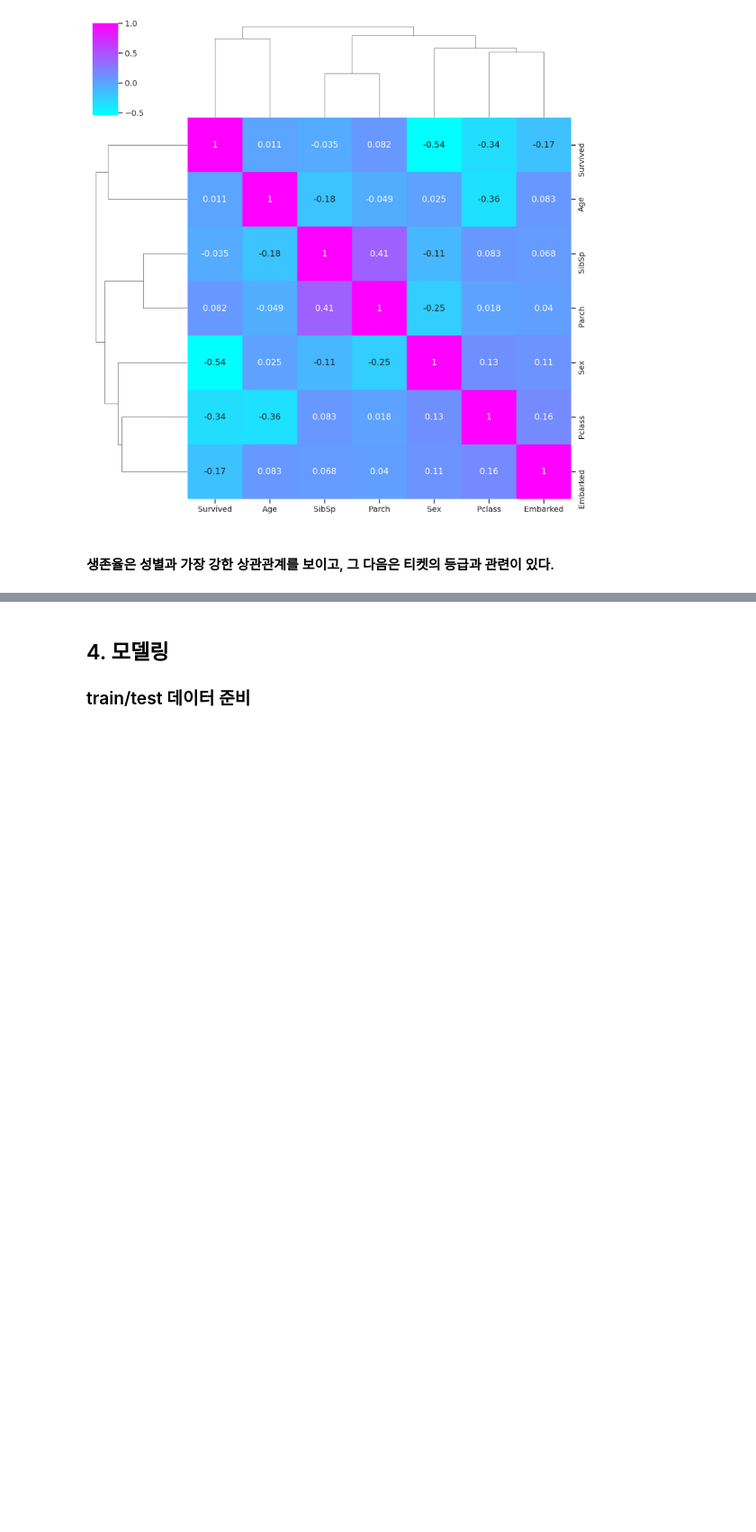
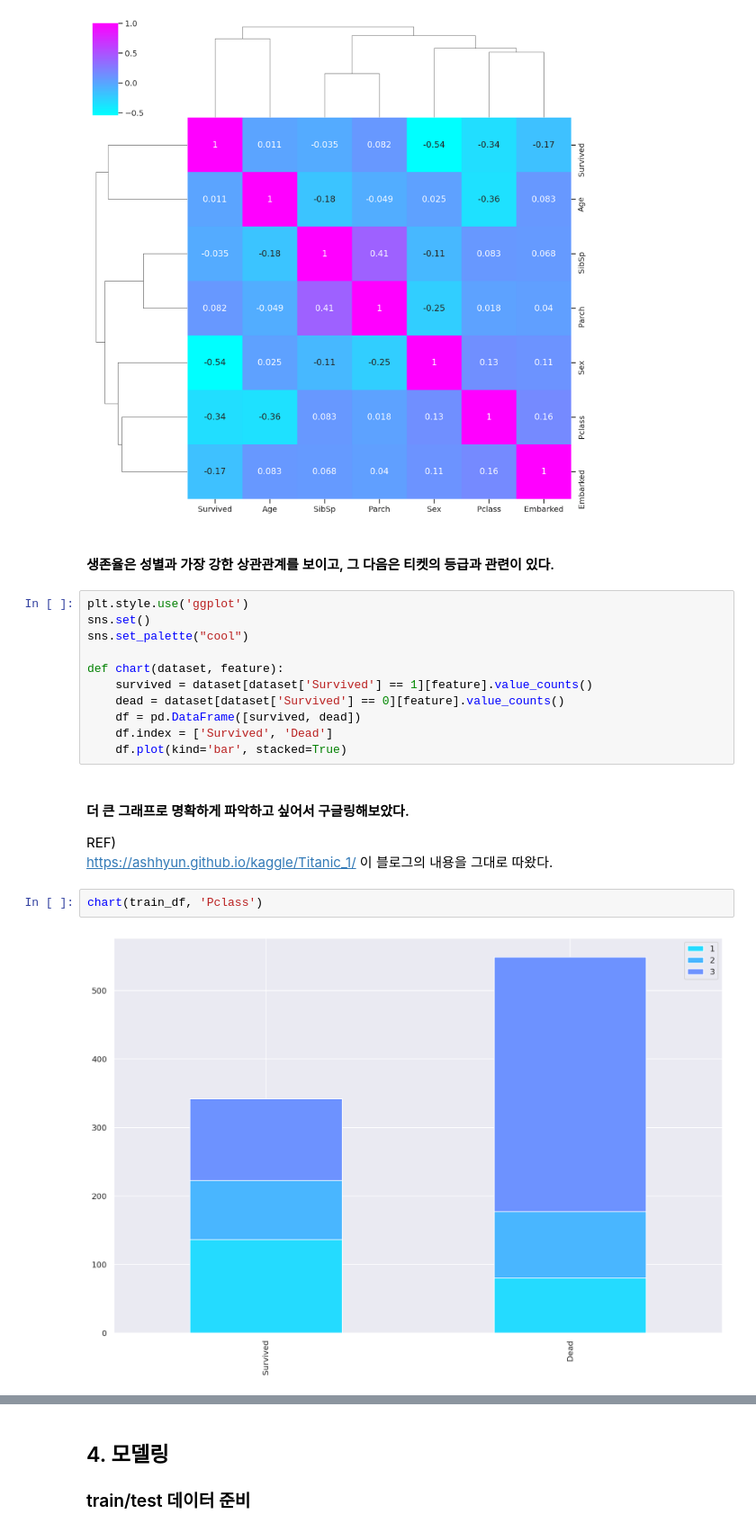
Before and after one commit to nanum9/AIFFEL_online2nd, a Jupyter notebook: Exploration/[E-05]/[E-05]Titanic_survival_rate.ipynb, the cells around one changed output, grey strips where cells are left out. Shown at 90% size. Saved outputs shown, nothing was run; the diff lists cells and outputs as text; blank space fills up the shorter version.

Commit message:
Tatanic data analysis project

```diff
--- a/Exploration/[E-05]/[E-05]Titanic_survival_rate.ipynb
+++ b/Exploration/[E-05]/[E-05]Titanic_survival_rate.ipynb
@@ -321,3 +357,22 @@ sns.clustermap(corr,annot = True,cmap = 'cool')
 [figure]
 # %% [markdown]
 #### 생존율은 성별과 가장 강한 상관관계를 보이고, 그 다음은 티켓의 등급과 관련이 있다.
+# %%
+plt.style.use('ggplot')
+sns.set()
+sns.set_palette("cool")
+
+def chart(dataset, feature):
+    survived = dataset[dataset['Survived'] == 1][feature].value_counts()
+    dead = dataset[dataset['Survived'] == 0][feature].value_counts()
+    df = pd.DataFrame([survived, dead])
+    df.index = ['Survived', 'Dead']
+    df.plot(kind='bar', stacked=True)
+# %% [markdown]
+#### 더 큰 그래프로 명확하게 파악하고 싶어서 구글링해보았다.
+REF)
+https://ashhyun.github.io/kaggle/Titanic_1/ 이 블로그의 내용을 그대로 따왔다.
+# %%
+chart(train_df, 'Pclass')
+# %% [output]
+[figure, added]
```
Also changed, not shown: parts of 27 cells of this notebook.
